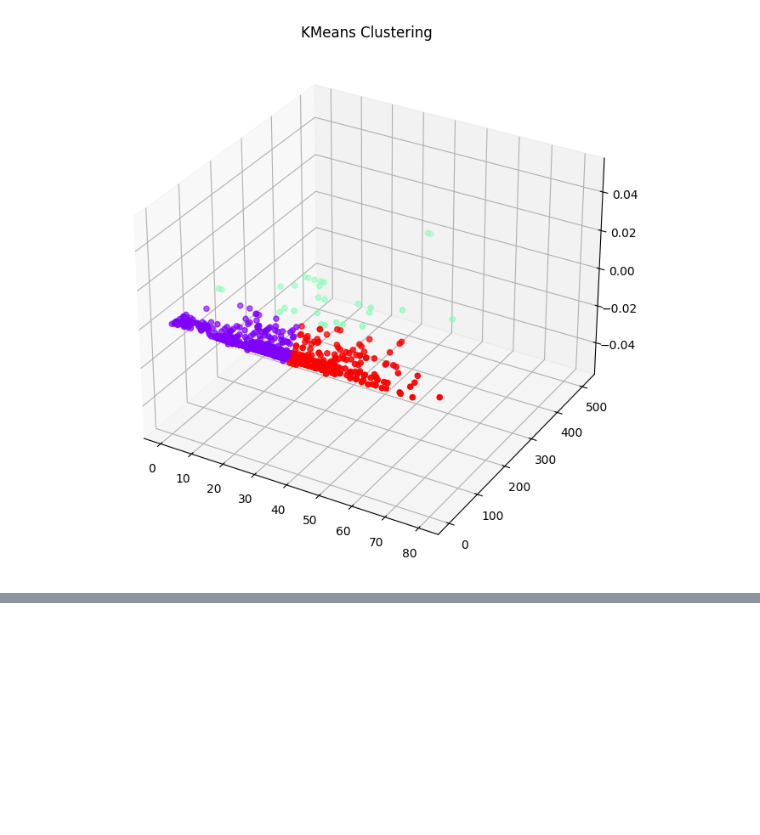
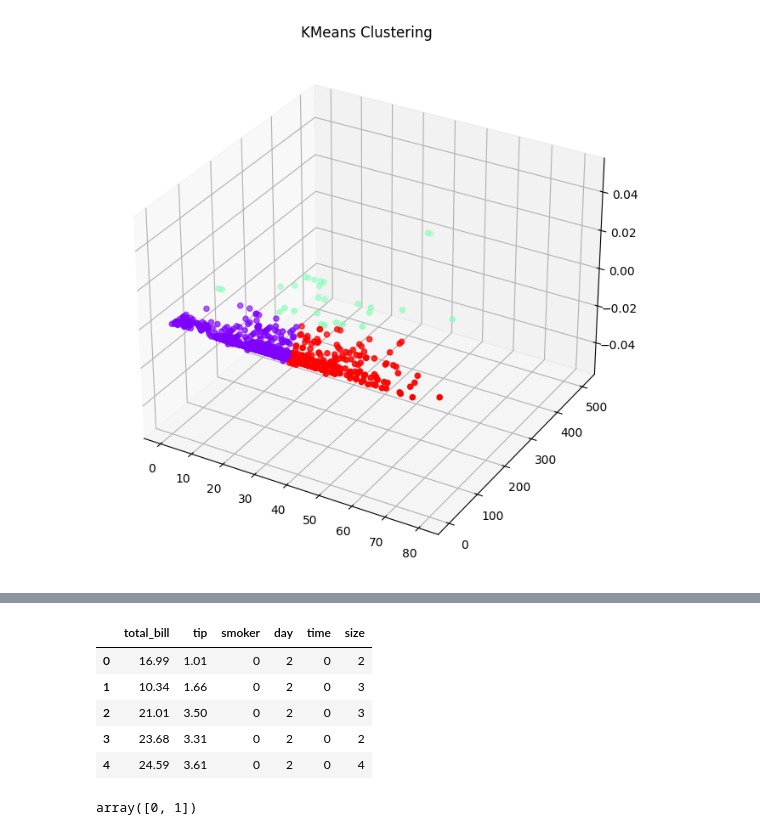
Before and after one commit to qasim697/python_ka_chilla, a Jupyter notebook: day_22/kmeansCluster.ipynb, the cells around one changed output, grey strips where cells are left out. Saved outputs shown, nothing was run; the diff lists cells and outputs as text; code cells hidden in the pictures; blank space fills up the shorter version.

```diff
--- a/day_22/kmeansCluster.ipynb
+++ b/day_22/kmeansCluster.ipynb
@@ -126,0 +200,14 @@ fig.show()
+# %%
+x=df1.drop('sex',axis=1)
+x.head()
+# %% [output]
+|  | total_bill | tip | smoker | day | time | size |
+| 0 | 16.99 | 1.01 | 0 | 2 | 0 | 2 |
+| 1 | 10.34 | 1.66 | 0 | 2 | 0 | 3 |
+| 2 | 21.01 | 3.50 | 0 | 2 | 0 | 3 |
+| 3 | 23.68 | 3.31 | 0 | 2 | 0 | 2 |
+| 4 | 24.59 | 3.61 | 0 | 2 | 0 | 4 |
+# %%
+df1['time'].unique()
+# %% [output]
+array([0, 1])
```
Also changed, not shown: parts of 12 cells of this notebook, 7 other files.
